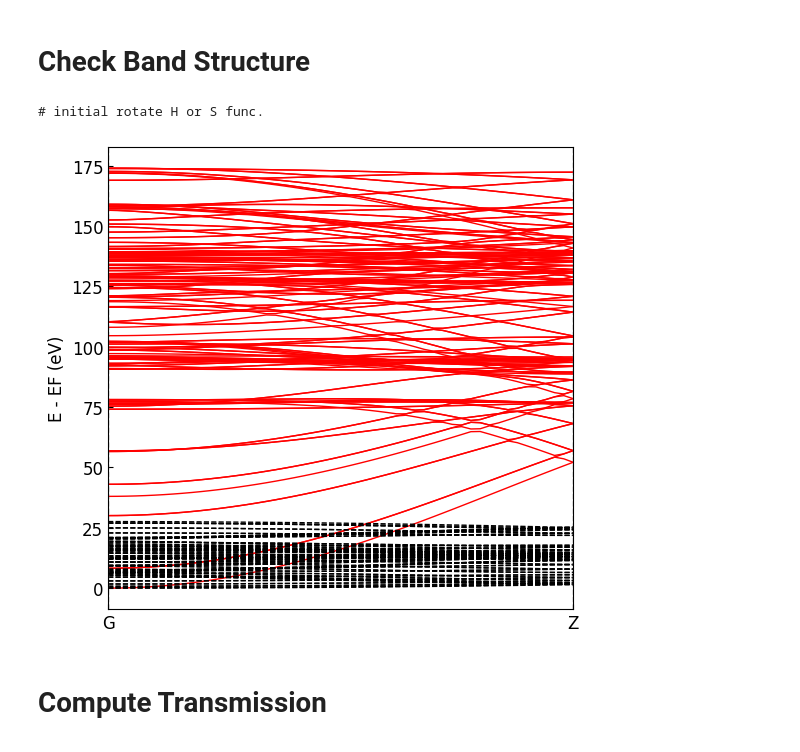
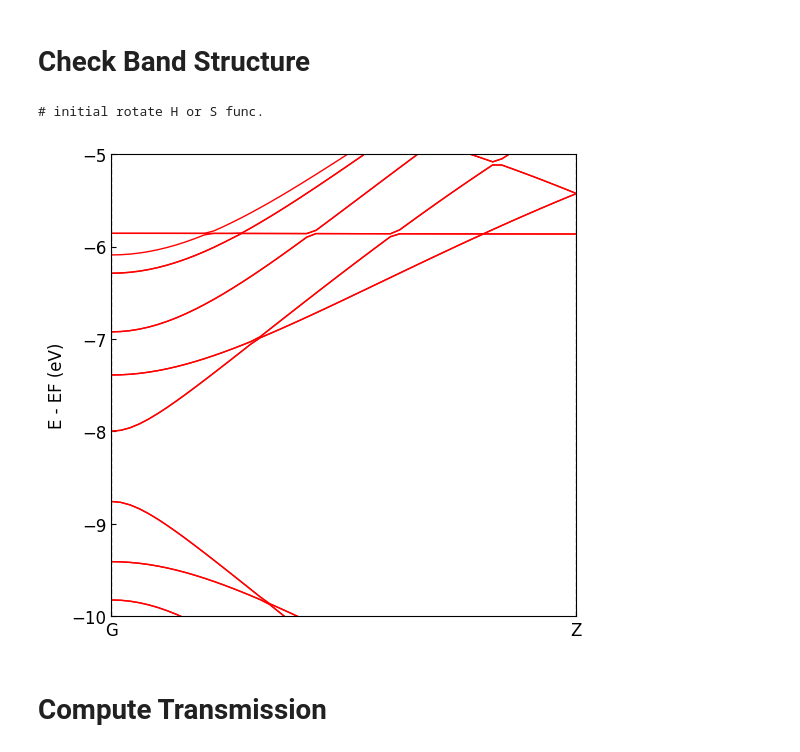
Before and after one commit to Cautumn/deeptb, a Jupyter notebook: examples/negf/negf.ipynb, the cells around one changed output. Saved outputs shown, nothing was run; the diff lists cells and outputs as text; code cells hidden in the pictures.

```diff
--- a/examples/negf/negf.ipynb
+++ b/examples/negf/negf.ipynb
@@ -52,37 +31,37 @@ jdata={
                  ],
         "klabels":['G','Z'],
         "emin":-10,
         "emax":10
         }
 bcalc = bandcalc(apiHrk=nnHrk,run_opt=run_opt,jdata=jdata)
 eigenstatus = bcalc.get_bands()
 
 band = np.loadtxt('./BANDS_1.dat')
 
 plt.figure(figsize=(6,6),dpi=100)
 #plt.plot(eigenstatus['xlist'], eigenstatus['eigenvalues'] - eigenstatus['E_fermi'], 'r-',lw=1)
-plt.plot(eigenstatus['xlist'], eigenstatus['eigenvalues']- np.min(eigenstatus['eigenvalues']), 'r-',lw=1)
+plt.plot(eigenstatus['xlist'], eigenstatus['eigenvalues'], 'r-',lw=1)
 # plt.plot(band['xcoords'],band['eigenvalues']-np.min(band['eigenvalues']),'k--',ms=2)
-plt.plot(eigenstatus['xlist'], band[:,2:] - np.min(band[:,2:]),'k--',lw=1)
-# plt.ylim(-2,55)
+# plt.plot(eigenstatus['xlist'], band[:,2:] - np.min(band[:,2:]),'k--',lw=1)
+plt.ylim(-10,-5)
 
 
 for ii in eigenstatus['high_sym_kpoints']:
     plt.axvline(ii,color='gray',lw=1,ls='--')
 plt.tick_params(direction='in')
 #plt.ylim(emin,emax)
 
 plt.xlim(eigenstatus['xlist'].min(),eigenstatus['xlist'].max())
 
 plt.ylabel('E - EF (eV)',fontsize=12)
 plt.yticks(fontsize=12)
 plt.xticks(eigenstatus['high_sym_kpoints'], eigenstatus['labels'], fontsize=12)
 #plt.savefig(f'{self.results_path}/band.png',dpi=300)
 # plt.axhline(40.0)
 plt.show()
 # %% [output]
 # initial rotate H or S func.
-[figure, old version]
+[figure, new version]
 # %% [markdown]
 # Compute Transmission
 # %%
```
Also changed, not shown: parts of 6 cells of this notebook, 3 other files.
